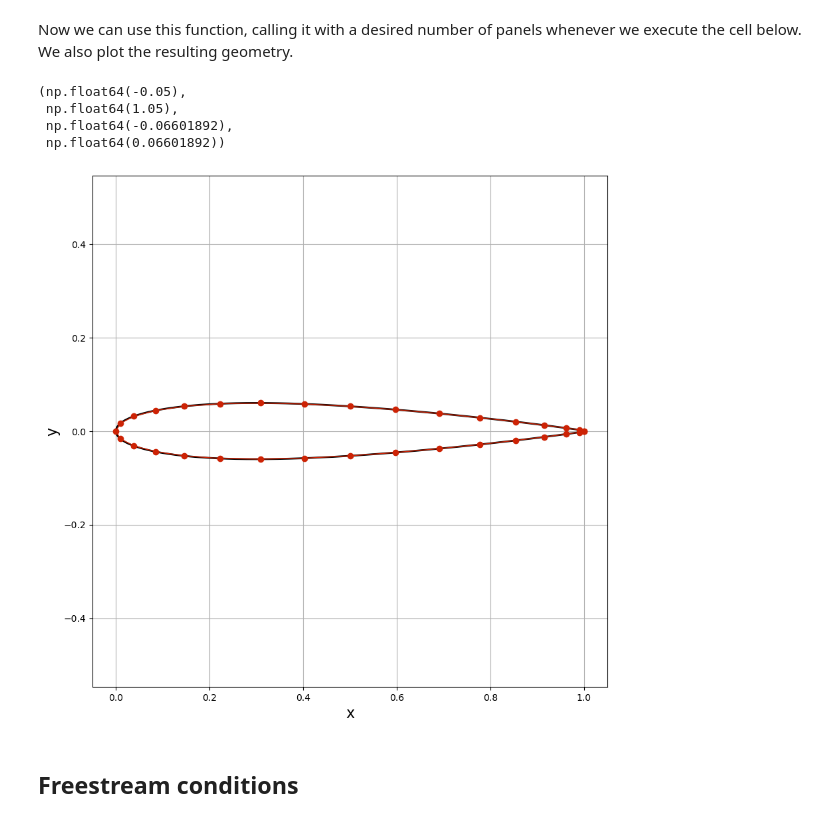
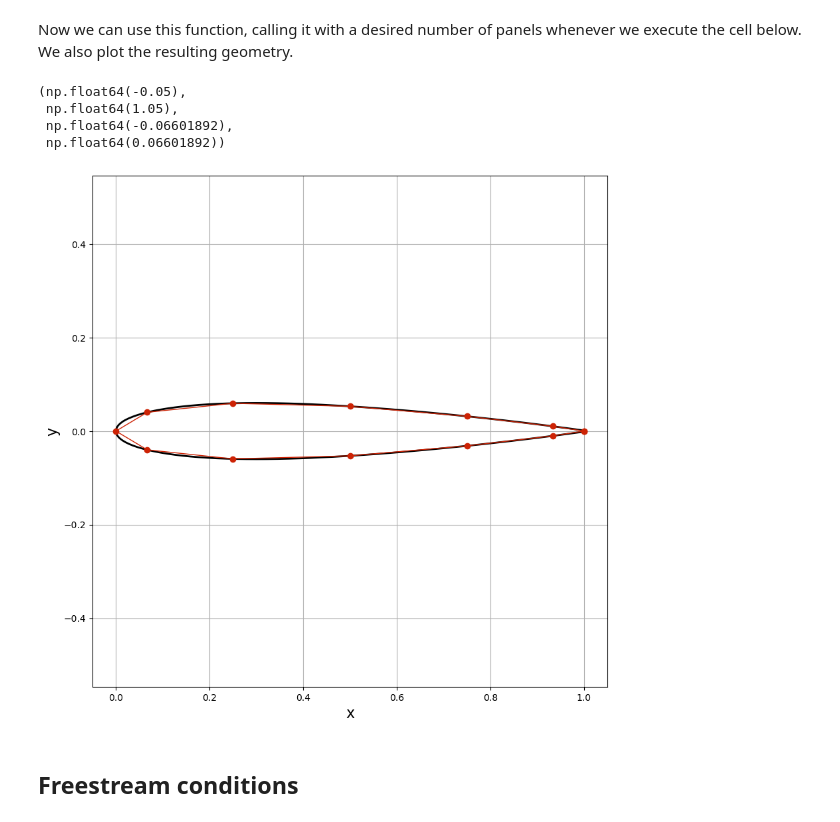
Before and after one commit to MordehayTadela/IntroToAeroTau, a Jupyter notebook: notebooks/Lab_PartB.ipynb, the cells around one changed output. Saved outputs shown, nothing was run; the diff lists cells and outputs as text; code cells hidden in the pictures.

```diff
--- a/notebooks/Lab_PartB.ipynb
+++ b/notebooks/Lab_PartB.ipynb
@@ -126,28 +126,28 @@ def define_panels(x, y, N=200):
 # %% [markdown]
 Now we can use this function, calling it with a desired number of panels whenever we execute the cell below. We also plot the resulting geometry.
 # %%
-N = 32                          # number of panels
+N = 12                          # number of panels
 panels = define_panels(x, y, N)  # discretizes of the geometry into panels
 
 # plot the geometry and the panels
 width = 10
 plt.figure(figsize=(width, width))
 plt.grid()
 plt.xlabel('x', fontsize=16)
 plt.ylabel('y', fontsize=16)
 plt.plot(x, y, color='k', linestyle='-', linewidth=2)
 plt.plot(np.append([panel.xa for panel in panels], panels[0].xa),
             np.append([panel.ya for panel in panels], panels[0].ya),
             linestyle='-', linewidth=1, marker='o', markersize=6, color='#CD2305')
 plt.xlim(-0.1, 1.1)
 plt.ylim(-0.1, 0.1)
 plt.axis('equal')
 # %% [output]
 (np.float64(-0.05),
  np.float64(1.05),
  np.float64(-0.06601892),
  np.float64(0.06601892))
-[figure, old version]
+[figure, new version]
 # %% [markdown]
 ## Freestream conditions
 # %%
```
Also changed, not shown: parts of 4 cells of this notebook, 1 other file.
